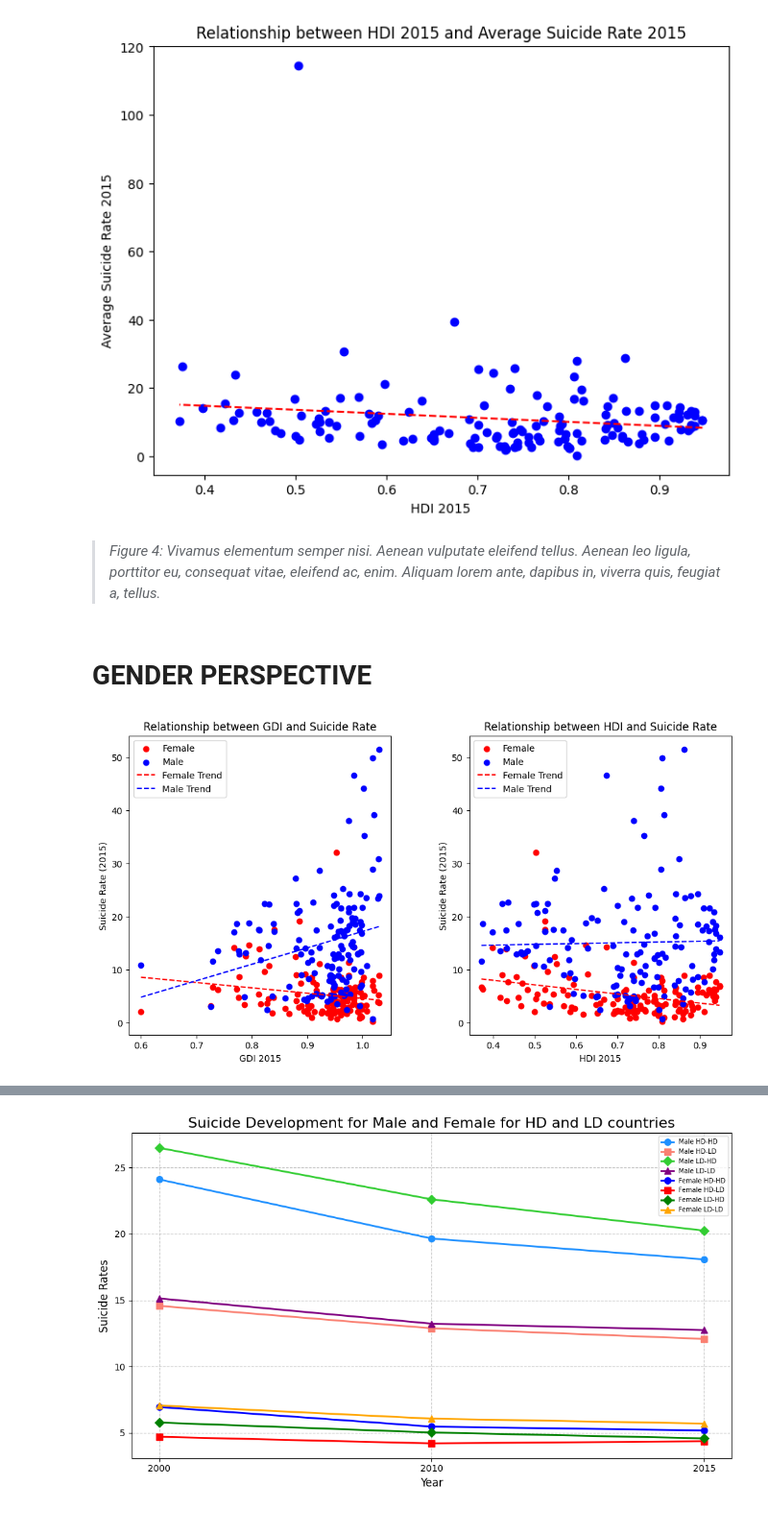
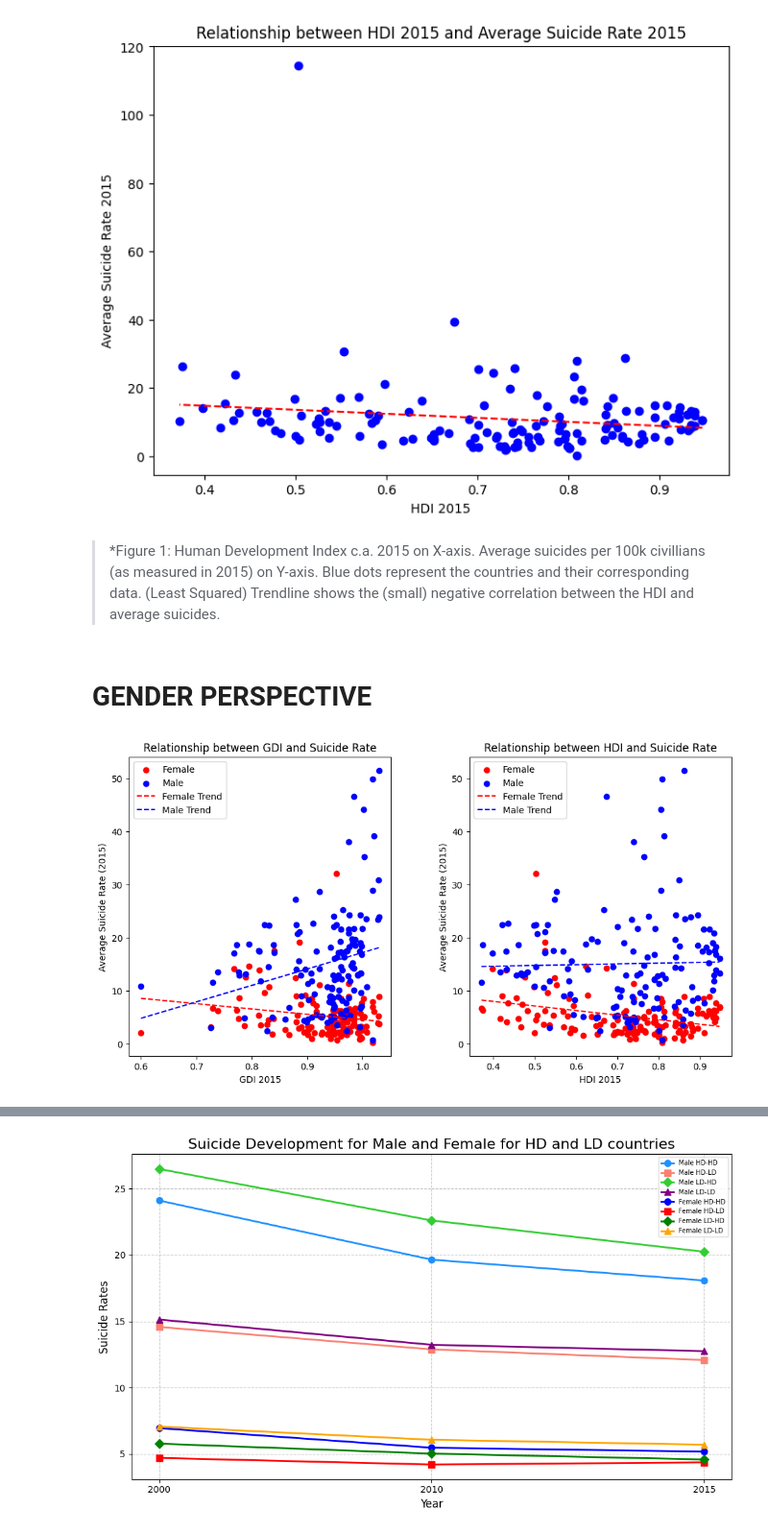
Before and after one commit to Lloydster25/Informatievisualisatie, a Jupyter notebook: FINAL.ipynb, the cells around one changed output, grey strips where cells are left out. Shown at 96% size. Saved outputs shown, nothing was run; the diff lists cells and outputs as text; code cells hidden in the pictures.

Commit message:
figure captions

```diff
--- a/FINAL.ipynb
+++ b/FINAL.ipynb
@@ -48,7 +48,7 @@ plt.show()
 # %% [output]
 [figure]
 # %% [markdown]
-> *Figure 4: Vivamus elementum semper nisi. Aenean vulputate eleifend tellus. Aenean leo ligula, porttitor eu, consequat vitae, eleifend ac, enim. Aliquam lorem ante, dapibus in, viverra quis, feugiat a, tellus.*
+> *Figure 1: Human Development Index c.a. 2015 on X-axis. Average suicides per 100k civillians (as measured in 2015) on Y-axis. Blue dots represent the countries and their corresponding data. (Least Squared) Trendline shows the (small) negative correlation between the HDI and average suicides.
 # %% [markdown]
  # GENDER PERSPECTIVE
 # %%
@@ -97,34 +97,34 @@ ax1.scatter(data['GDI 2015_Female'], data['2015_Female'], c='red', label='Female
 ax1.scatter(data['GDI 2015_Male'], data['2015_Male'], c='blue', label='Male')
 
 # Plot trendlines for GDI
 gdi_range = np.linspace(data['GDI 2015_Female'].min(), data['GDI 2015_Female'].max(), 100)
 ax1.plot(gdi_range, p_gdi_female(gdi_range), 'r--', label='Female Trend')
 ax1.plot(gdi_range, p_gdi_male(gdi_range), 'b--', label='Male Trend')
 
 ax1.set_xlabel('GDI 2015')
-ax1.set_ylabel('Suicide Rate (2015)')
+ax1.set_ylabel('Average Suicide Rate (2015)')
 ax1.set_title('Relationship between GDI and Suicide Rate')
 ax1.legend()
 
 # Plot for HDI
 ax2.scatter(data['HDI 2015_Female'], data['2015_Female'], c='red', label='Female')
 ax2.scatter(data['HDI 2015_Male'], data['2015_Male'], c='blue', label='Male')
 
 # Plot trendlines for HDI
 hdi_range = np.linspace(data['HDI 2015_Female'].min(), data['HDI 2015_Female'].max(), 100)
 ax2.plot(hdi_range, p_hdi_female(hdi_range), 'r--', label='Female Trend')
 ax2.plot(hdi_range, p_hdi_male(hdi_range), 'b--', label='Male Trend')
 
 ax2.set_xlabel('HDI 2015')
-ax2.set_ylabel('Suicide Rate (2015)')
+ax2.set_ylabel('Average Suicide Rate (2015)')
 ax2.set_title('Relationship between HDI and Suicide Rate')
 ax2.legend()
 
 # Adjust spacing between subplots
 plt.subplots_adjust(wspace=0.3)
 
 # Show the plot
 plt.show()
 # %% [output]
-[figure, old version]
+[figure, new version]
 # %% [markdown]
```
Also changed, not shown: parts of 1 cell of this notebook.
